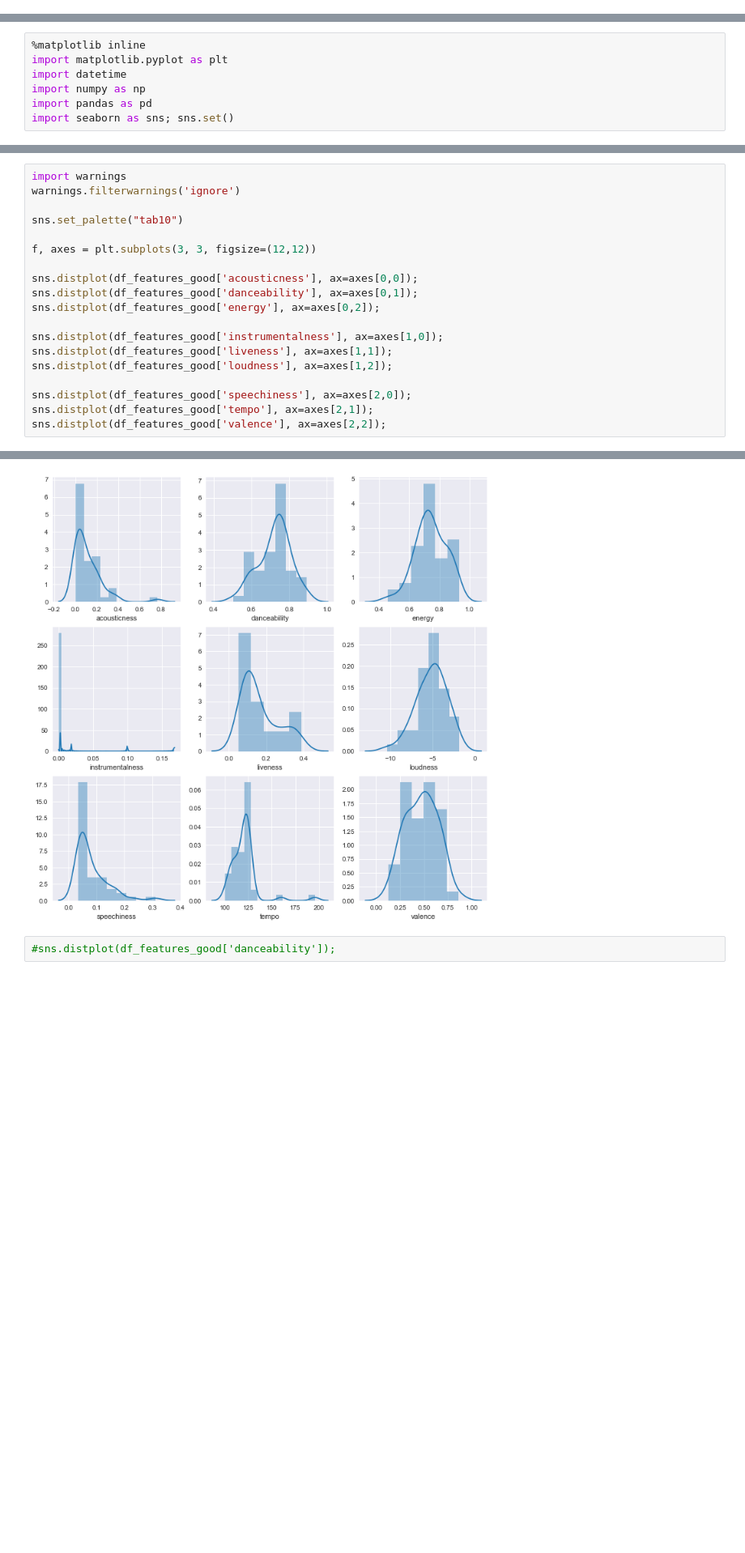
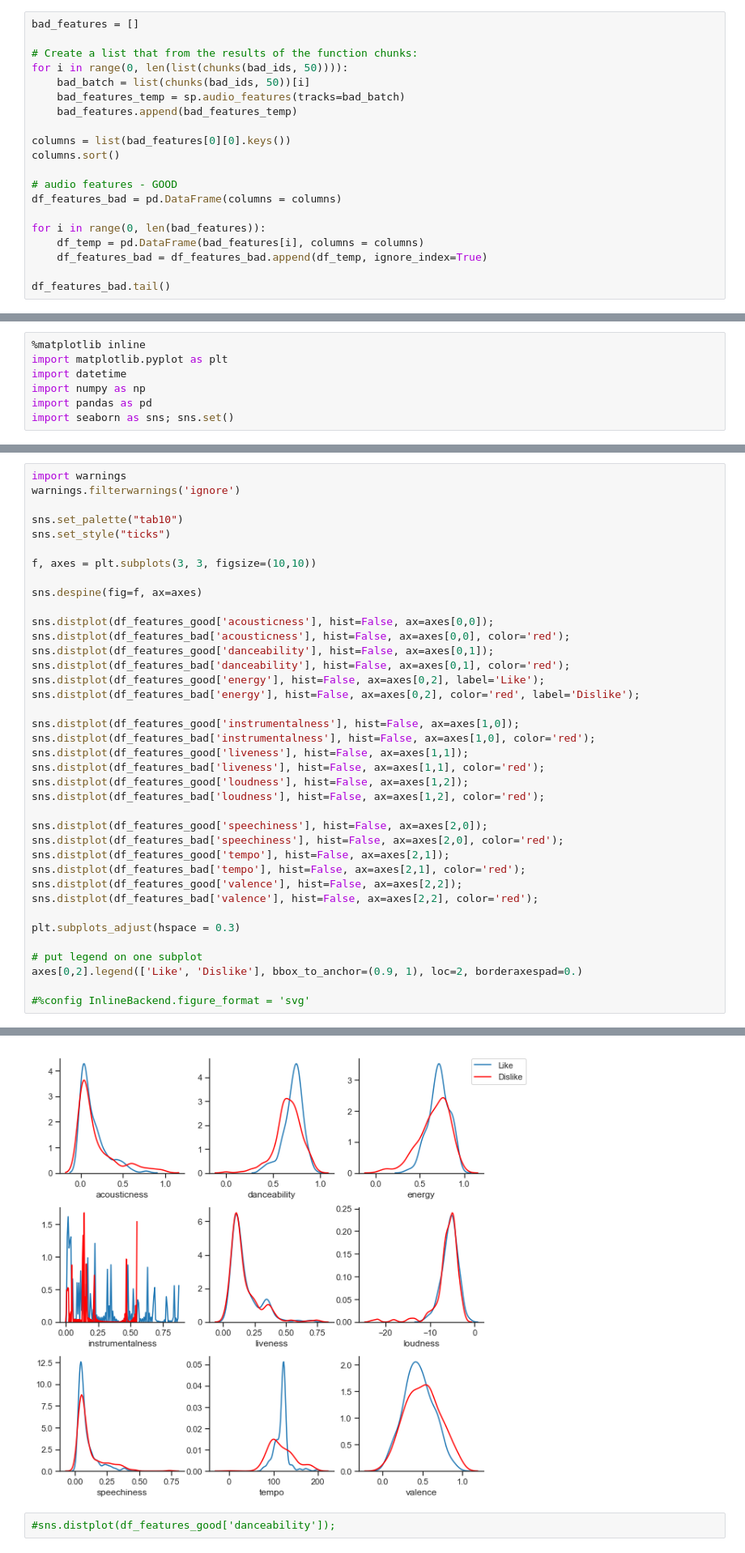
Before and after one commit to monicamow/python_learning, a Jupyter notebook: spotify_discover_weekly_new.ipynb, the cells around one changed output, grey strips where cells are left out. Shown at 81% size. Saved outputs shown, nothing was run; the diff lists cells and outputs as text; blank space fills up the shorter version.

```diff
--- a/spotify_discover_weekly_new.ipynb
+++ b/spotify_discover_weekly_new.ipynb
@@ -94,0 +119,20 @@ df_features_good.head()
+# %%
+bad_features = []
+
+# Create a list that from the results of the function chunks:
+for i in range(0, len(list(chunks(bad_ids, 50)))):
+    bad_batch = list(chunks(bad_ids, 50))[i]
+    bad_features_temp = sp.audio_features(tracks=bad_batch)
+    bad_features.append(bad_features_temp)
+
+columns = list(bad_features[0][0].keys())
+columns.sort()
+
+# audio features - GOOD
+df_features_bad = pd.DataFrame(columns = columns)
+
+for i in range(0, len(bad_features)):
+    df_temp = pd.DataFrame(bad_features[i], columns = columns)
+    df_features_bad = df_features_bad.append(df_temp, ignore_index=True)
+
+df_features_bad.tail()
@@ -120,18 +171,37 @@ import warnings
 warnings.filterwarnings('ignore')
 
 sns.set_palette("tab10")
+sns.set_style("ticks")
 
-f, axes = plt.subplots(3, 3, figsize=(12,12))
+f, axes = plt.subplots(3, 3, figsize=(10,10))
 
-sns.distplot(df_features_good['acousticness'], ax=axes[0,0]);
-sns.distplot(df_features_good['danceability'], ax=axes[0,1]);
-sns.distplot(df_features_good['energy'], ax=axes[0,2]);
+sns.despine(fig=f, ax=axes)
 
-sns.distplot(df_features_good['instrumentalness'], ax=axes[1,0]);
-sns.distplot(df_features_good['liveness'], ax=axes[1,1]);
-sns.distplot(df_features_good['loudness'], ax=axes[1,2]);
+sns.distplot(df_features_good['acousticness'], hist=False, ax=axes[0,0]);
+sns.distplot(df_features_bad['acousticness'], hist=False, ax=axes[0,0], color='red');
+sns.distplot(df_features_good['danceability'], hist=False, ax=axes[0,1]);
+sns.distplot(df_features_bad['danceability'], hist=False, ax=axes[0,1], color='red');
+sns.distplot(df_features_good['energy'], hist=False, ax=axes[0,2], label='Like');
+sns.distplot(df_features_bad['energy'], hist=False, ax=axes[0,2], color='red', label='Dislike');
 
-sns.distplot(df_features_good['speechiness'], ax=axes[2,0]);
-sns.distplot(df_features_good['tempo'], ax=axes[2,1]);
-sns.distplot(df_features_good['valence'], ax=axes[2,2]);
+sns.distplot(df_features_good['instrumentalness'], hist=False, ax=axes[1,0]);
+sns.distplot(df_features_bad['instrumentalness'], hist=False, ax=axes[1,0], color='red');
+sns.distplot(df_features_good['liveness'], hist=False, ax=axes[1,1]);
+sns.distplot(df_features_bad['liveness'], hist=False, ax=axes[1,1], color='red');
+sns.distplot(df_features_good['loudness'], hist=False, ax=axes[1,2]);
+sns.distplot(df_features_bad['loudness'], hist=False, ax=axes[1,2], color='red');
+
+sns.distplot(df_features_good['speechiness'], hist=False, ax=axes[2,0]);
+sns.distplot(df_features_bad['speechiness'], hist=False, ax=axes[2,0], color='red');
+sns.distplot(df_features_good['tempo'], hist=False, ax=axes[2,1]);
+sns.distplot(df_features_bad['tempo'], hist=False, ax=axes[2,1], color='red');
+sns.distplot(df_features_good['valence'], hist=False, ax=axes[2,2]);
+sns.distplot(df_features_bad['valence'], hist=False, ax=axes[2,2], color='red');
+
+plt.subplots_adjust(hspace = 0.3)
+
+# put legend on one subplot
+axes[0,2].legend(['Like', 'Dislike'], bbox_to_anchor=(0.9, 1), loc=2, borderaxespad=0.)
+
+#%config InlineBackend.figure_format = 'svg'
 # %% [output]
@@ -138,3 +209,3 @@ sns.distplot(df_features_good['valence'], ax=axes[2,2]);
-[figure, old version]
+[figure, new version]
 # %%
 #sns.distplot(df_features_good['danceability']);
```
Also changed, not shown: parts of 11 cells of this notebook, 4 other files.
